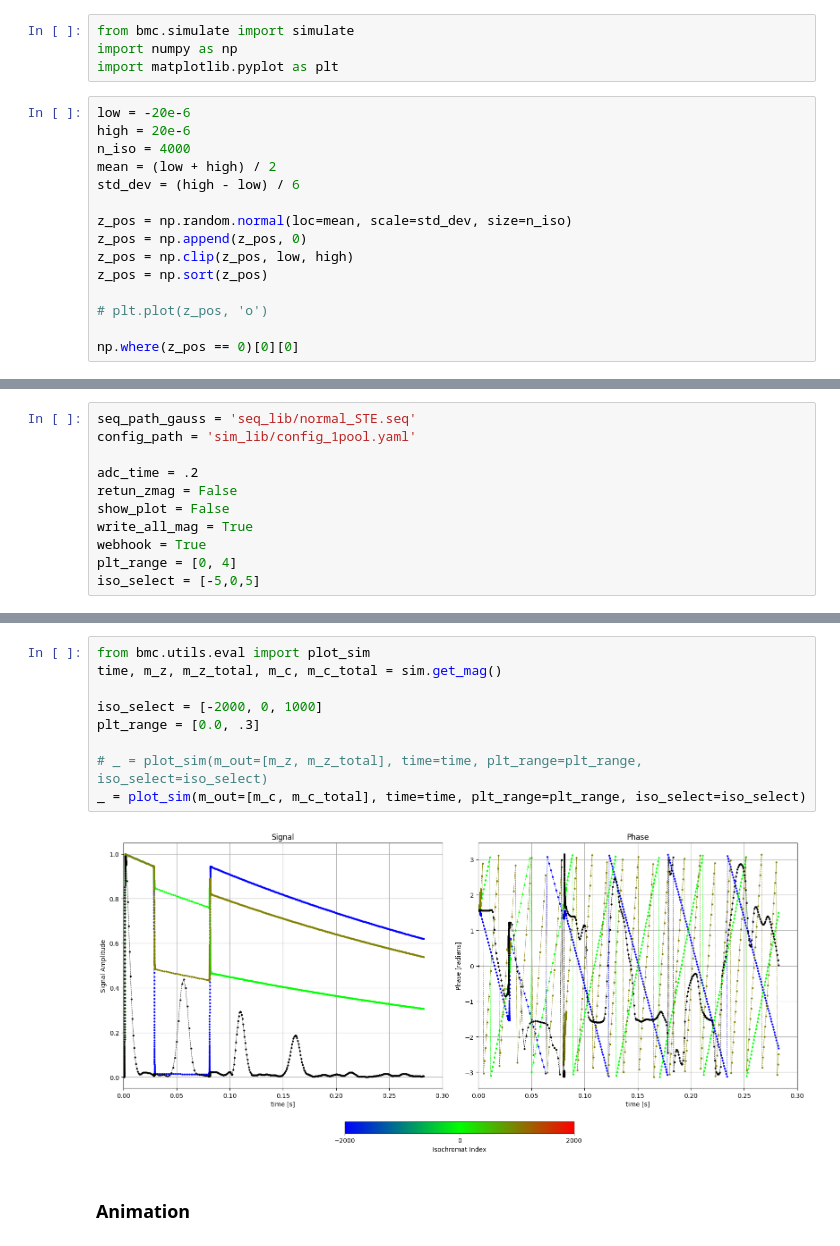
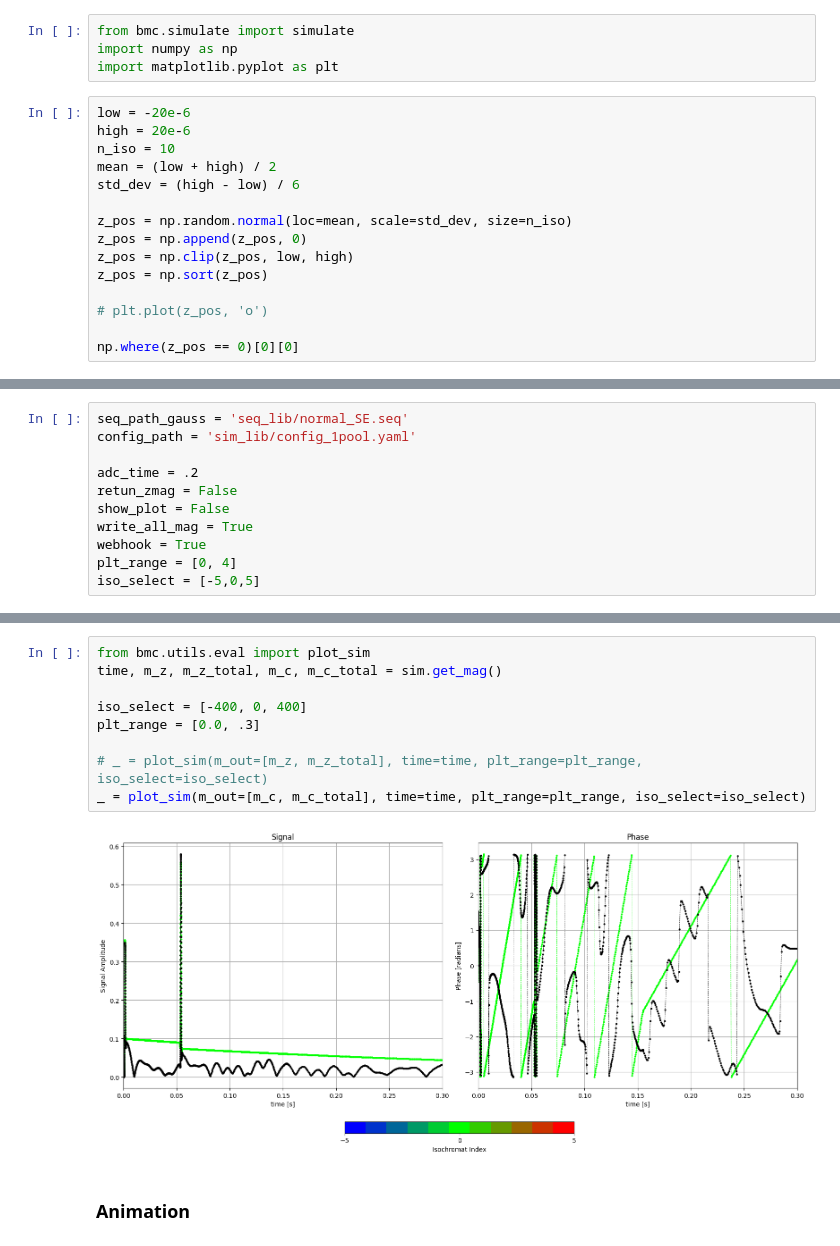
Before and after one commit to dantona02/optim, a Jupyter notebook: testing.ipynb, the cells around one changed output, grey strips where cells are left out. Saved outputs shown, nothing was run; the diff lists cells and outputs as text.

```diff
--- a/testing.ipynb
+++ b/testing.ipynb
@@ -7,7 +7,7 @@ import matplotlib.pyplot as plt
 # %%
 low = -20e-6
 high = 20e-6
-n_iso = 4000
+n_iso = 10
 mean = (low + high) / 2
 std_dev = (high - low) / 6
 
@@ -24,5 +24,5 @@ np.where(z_pos == 0)[0][0]
 # %%
-seq_path_gauss = 'seq_lib/normal_STE.seq'
+seq_path_gauss = 'seq_lib/normal_SE.seq'
 config_path = 'sim_lib/config_1pool.yaml'
 
 adc_time = .2
@@ -49,14 +49,14 @@ sim = simulate(config_file=config_path,
 # %%
 from bmc.utils.eval import plot_sim
 time, m_z, m_z_total, m_c, m_c_total = sim.get_mag()
 
-iso_select = [-2000, 0, 1000]
+iso_select = [-400, 0, 400]
 plt_range = [0.0, .3]
 
 # _ = plot_sim(m_out=[m_z, m_z_total], time=time, plt_range=plt_range, iso_select=iso_select)
 _ = plot_sim(m_out=[m_c, m_c_total], time=time, plt_range=plt_range, iso_select=iso_select)
 # %% [output]
-[figure, old version]
+[figure, new version]
 # %% [markdown]
 ### Animation
 # %%
```
Also changed, not shown: parts of 4 cells of this notebook, 2 other files.
